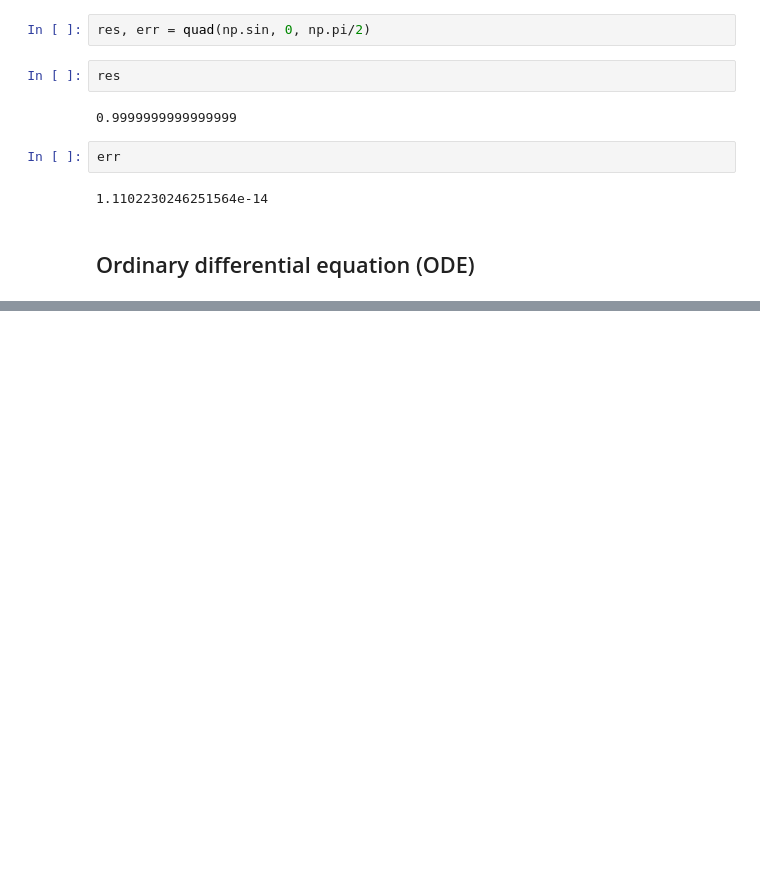
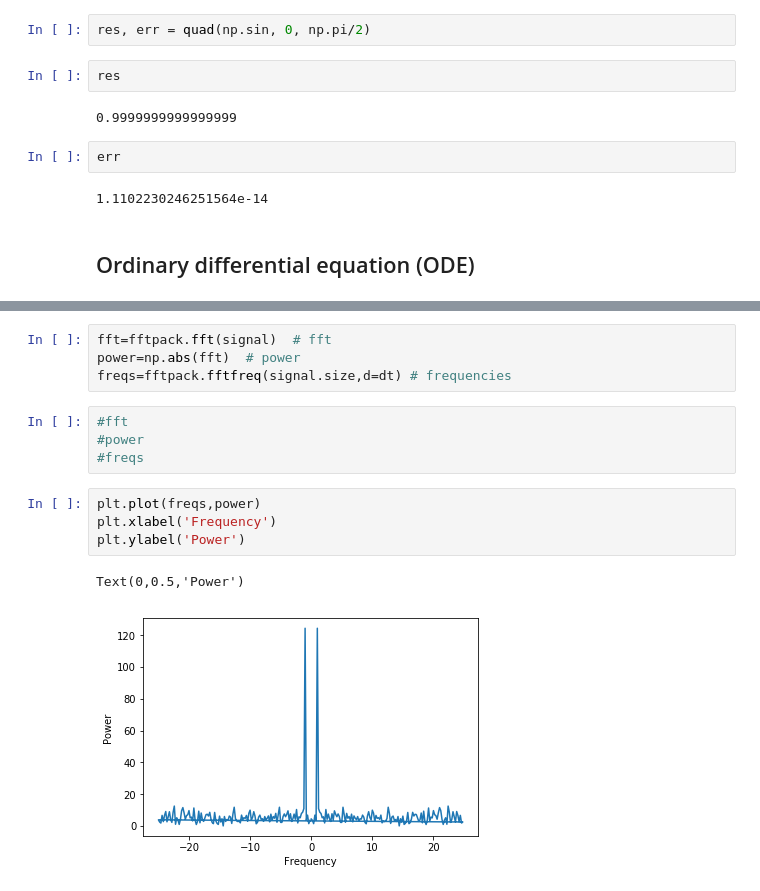
Before and after one commit to ckalapot/astr288p_fall_2018, a Jupyter notebook: Notebooks/Notebook07.ipynb, the cells around one changed output, grey strips where cells are left out. Cells and saved outputs as stored; diff of their text form; blank space fills up the shorter version.

```diff
--- a/Notebooks/Notebook07.ipynb
+++ b/Notebooks/Notebook07.ipynb
@@ -172,0 +282,15 @@ yarr = odeint(calc_deri, yinit, time_vec, args=(eps, omega))
+# %%
+fft=fftpack.fft(signal)  # fft
+power=np.abs(fft)  # power
+freqs=fftpack.fftfreq(signal.size,d=dt) # frequencies
+# %%
+#fft
+#power
+#freqs
+# %%
+plt.plot(freqs,power)
+plt.xlabel('Frequency')
+plt.ylabel('Power')
+# %% [output]
+Text(0,0.5,'Power')
+[figure, added]
```
Also changed, not shown: parts of 25 cells of this notebook.
